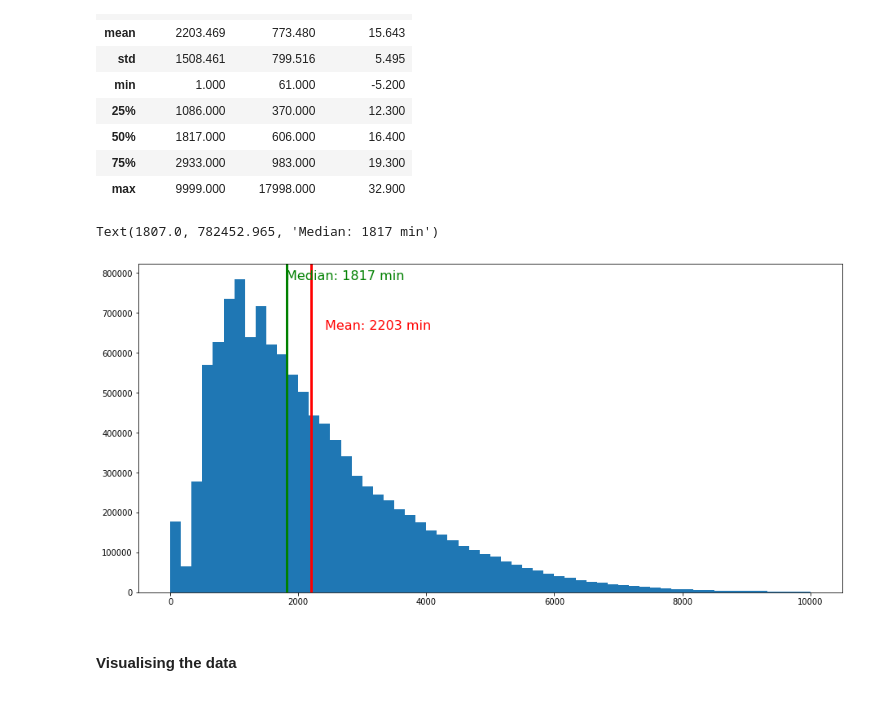
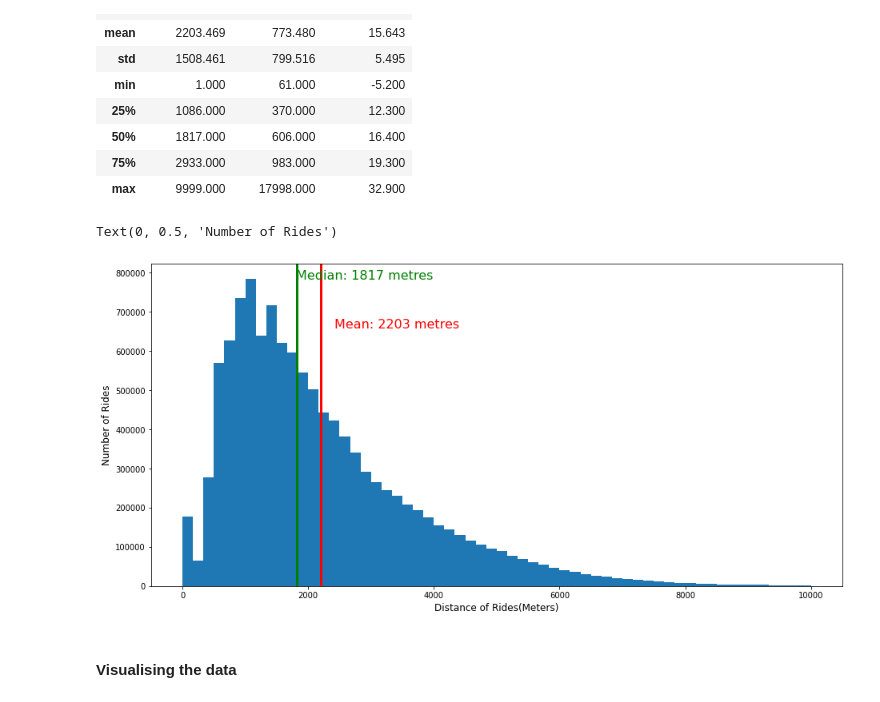
Before and after one commit to kelvinpurdom/HelsinkiCityBikes, a Jupyter notebook: notebooks/HelsinkiCityBikes.ipynb, the cells around one changed output. Cells and saved outputs as stored; diff of their text form; code cells hidden in the pictures.

```diff
--- a/notebooks/HelsinkiCityBikes.ipynb
+++ b/notebooks/HelsinkiCityBikes.ipynb
@@ -119,20 +119,24 @@ df[["distance", "duration", "temperature"]].describe()
 # %%
 fig = plt.figure(figsize=(15,7))
 ax = fig.add_axes([0.1, 0.1, 0.8, 0.8])
 
 distance = df["distance"]
 plt.hist(distance, bins = 60)
 
 # adding mean and median lines
 plt.axvline(distance.mean(), color='red', linestyle='-', linewidth=3 )
 plt.axvline(distance.median(), color='green', linestyle='-', linewidth=3 )
 
 min_ylim, max_ylim = plt.ylim()
-plt.text(distance.mean()*1.1, max_ylim*0.8, 'Mean: {:.0f} min'.format(distance.mean()), color = 'red',  fontsize= 16)
-plt.text(distance.median()-10, max_ylim*0.95, 'Median: {:.0f} min'.format(distance.median()), color = 'green', fontsize= 16)
+plt.text(distance.mean()*1.1, max_ylim*0.8, 'Mean: {:.0f} metres'.format(distance.mean()), color = 'red',  fontsize= 16)
+plt.text(distance.median()-10, max_ylim*0.95, 'Median: {:.0f} metres'.format(distance.median()), color = 'green', fontsize= 16)
+
+# plot x,y labels
+plt.xlabel("Distance of Rides(Meters)", fontsize= 12, x = 0.5)
+plt.ylabel("Number of Rides", fontsize= 12)
 # %% [output]
-Text(1807.0, 782452.965, 'Median: 1817 min')
+Text(0, 0.5, 'Number of Rides')
-[figure, old version]
+[figure, new version]
 # %% [markdown]
 #### Visualising the data
 # %%
```
